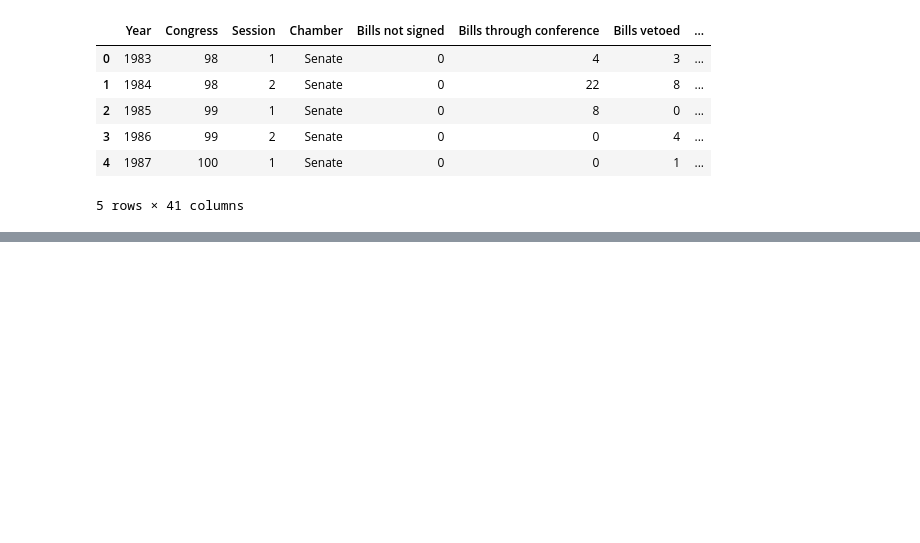
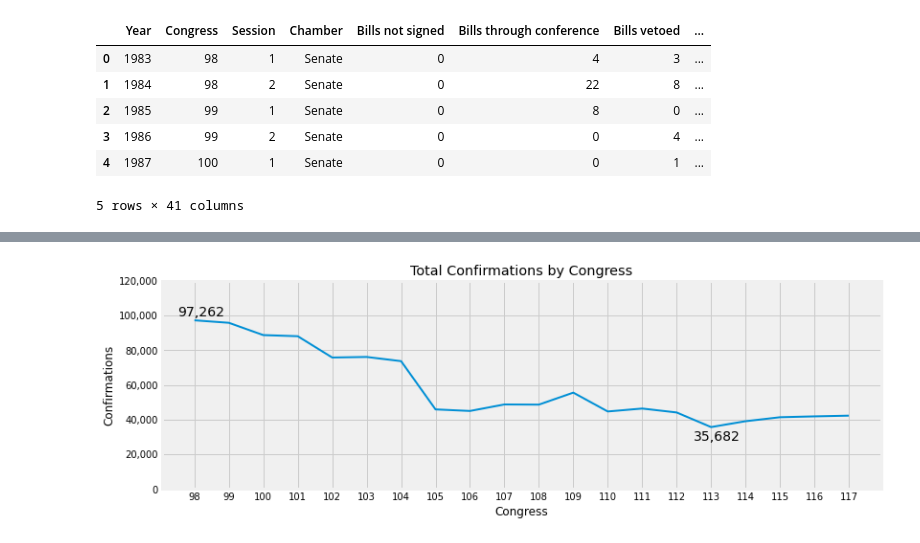
Before and after one commit to tamimcm416/congressional_activity, a Jupyter notebook: notebooks/ExploratoryDataAnalysis.ipynb, the cells around one changed output, grey strips where cells are left out. Saved outputs shown, nothing was run; the diff lists cells and outputs as text; code cells hidden in the pictures; blank space fills up the shorter version.

```diff
--- a/notebooks/ExploratoryDataAnalysis.ipynb
+++ b/notebooks/ExploratoryDataAnalysis.ipynb
@@ -1341,0 +177,5 @@ conf_temp_df.loc[conf_temp_df['Year'] == 1998]
+# %%
+# Now for the confirmation dataset
+conf_congress_df = confirm_df.drop(columns=['Year', 'Session']).copy()
+conf_congress_df = conf_congress_df.groupby('Congress').sum()
+conf_congress_df.head()
@@ -1341,0 +232,21 @@ conf_temp_df.loc[conf_temp_df['Year'] == 1998]
+# %%
+# Congresses with the most and least confirmations
+print()
+fig, ax = plt.subplots()
+conf_congress_df[['Total, confirmed']].plot(ax=ax, legend=False)
+ax.set_title('Total Confirmations by Congress')
+ax.set_xlabel(xlabel='Congress')
+ax.set_ylabel(ylabel='Confirmations')
+ax.set_ylim(bottom=0, top=120000)
+max_cong = conf_congress_df['Total, confirmed'].idxmax()
+max_label = conf_congress_df.loc[max_cong, ['Total, confirmed']][0]
+min_cong = conf_congress_df['Total, confirmed'].idxmin()
+min_label = conf_congress_df.loc[min_cong, ['Total, confirmed']][0]
+ax.text(max_cong-0.5, max_label+2500, format(int(max_label), ','), size=14)
+ax.text(min_cong-0.5, min_label-7500, format(int(min_label), ','), size=14)
+ax.xaxis.set_major_formatter(plt.FormatStrFormatter('%i'))
+ax.yaxis.set_major_formatter(plt.FuncFormatter(lambda x, p: format(int(x), ',')))
+plt.xticks(conf_congress_df.index)
+plt.show()
+# %% [output]
+[figure, added]
```
Also changed, not shown: parts of 156 cells of this notebook, 1 other file.
